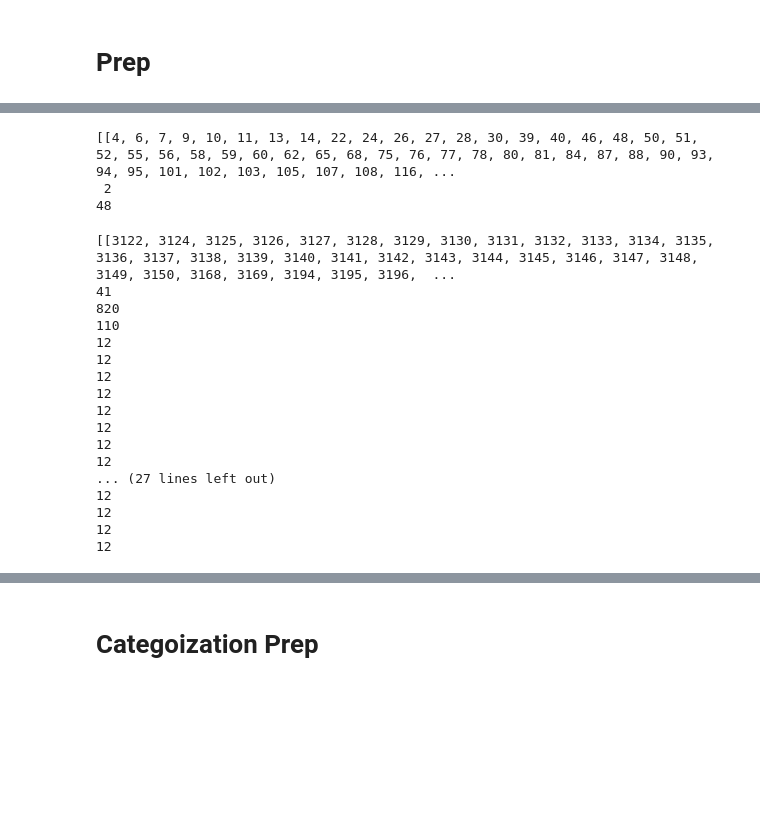
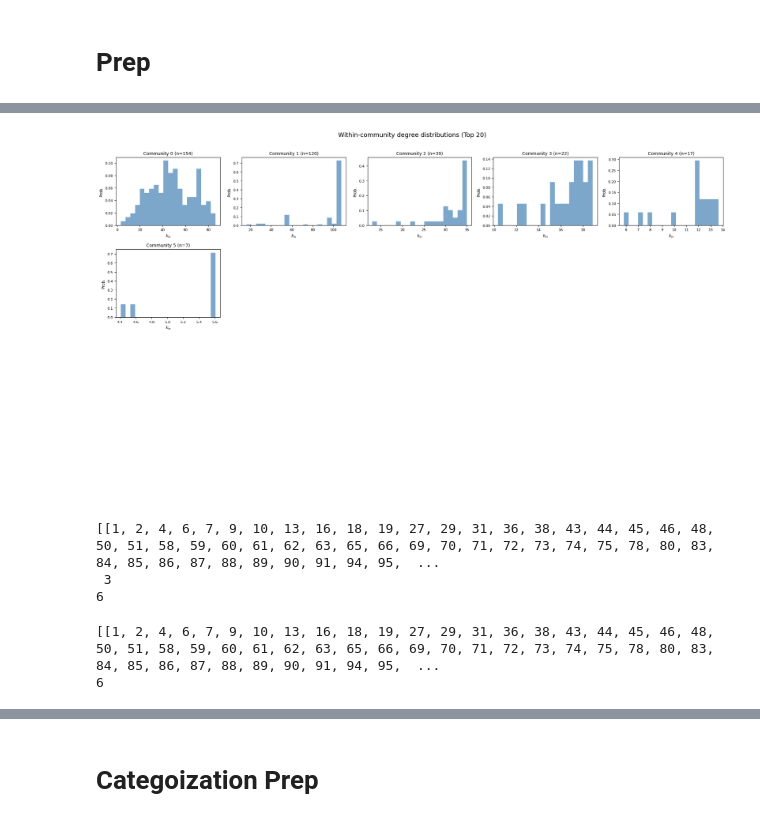
Before and after one commit to Monomanae/DGI-Hypergraph-Fin, a Jupyter notebook: Methods/DDBC/CRA_DGIDB.ipynb, the cells around one changed output, grey strips where cells are left out. Saved outputs shown, nothing was run; the diff lists cells and outputs as text; code cells hidden in the pictures; blank space fills up the shorter version.

```diff
--- a/Methods/DDBC/CRA_DGIDB.ipynb
+++ b/Methods/DDBC/CRA_DGIDB.ipynb
@@ -111,10 +348,14 @@ with open(f"{RESULT_FOLDER}/result_graph_DGIDB.pkl", "rb") as f:
+# %%
+plot_topk_community_degree_distributions(graph, communities, top_k=20, normalize=True)
+# %% [output]
+[figure, added]
 # %%
-# Checking communities
-communities_greater_100, num_greater_100 = communities_cutoff(communities,100)
-print(communities_greater_100, '\n', num_greater_100)
+# Checking communities greater than 100
+communities_greater_than_cutoff,num_greater_cutoff = communities_cutoff(communities,30)
+print(communities_greater_than_cutoff, '\n', num_greater_cutoff)
 print(len(communities))
 # %% [output]
-[[4, 6, 7, 9, 10, 11, 13, 14, 22, 24, 26, 27, 28, 30, 39, 40, 46, 48, 50, 51, 52, 55, 56, 58, 59, 60, 62, 65, 68, 75, 76, 77, 78, 80, 81, 84, 87, 88, 90, 93, 94, 95, 101, 102, 103, 105, 107, 108, 116, ...
- 2
-48
+[[1, 2, 4, 6, 7, 9, 10, 13, 16, 18, 19, 27, 29, 31, 36, 38, 43, 44, 45, 46, 48, 50, 51, 58, 59, 60, 61, 62, 63, 65, 66, 69, 70, 71, 72, 73, 74, 75, 78, 80, 83, 84, 85, 86, 87, 88, 89, 90, 91, 94, 95,  ...
+ 3
+6
 # %%
@@ -129,27 +372,9 @@ for community in communities:
 # %%
 print(communities_selected)
 print(len(communities_selected))
-
-for c in communities_selected:
-    print(len(c))
 # %% [output]
-[[3122, 3124, 3125, 3126, 3127, 3128, 3129, 3130, 3131, 3132, 3133, 3134, 3135, 3136, 3137, 3138, 3139, 3140, 3141, 3142, 3143, 3144, 3145, 3146, 3147, 3148, 3149, 3150, 3168, 3169, 3194, 3195, 3196,  ...
-41
-820
-110
-12
-12
-12
-12
-12
-12
-12
-12
-... (27 lines left out)
-12
-12
-12
-12
+[[1, 2, 4, 6, 7, 9, 10, 13, 16, 18, 19, 27, 29, 31, 36, 38, 43, 44, 45, 46, 48, 50, 51, 58, 59, 60, 61, 62, 63, 65, 66, 69, 70, 71, 72, 73, 74, 75, 78, 80, 83, 84, 85, 86, 87, 88, 89, 90, 91, 94, 95,  ...
+6
 # %%
 # Convert index to ncbi
 communities_ncbi = [list(map(index_to_gene_distinct.get, c)) for c in communities_selected]
```
Also changed, not shown: parts of 58 cells of this notebook, 2 other files.
